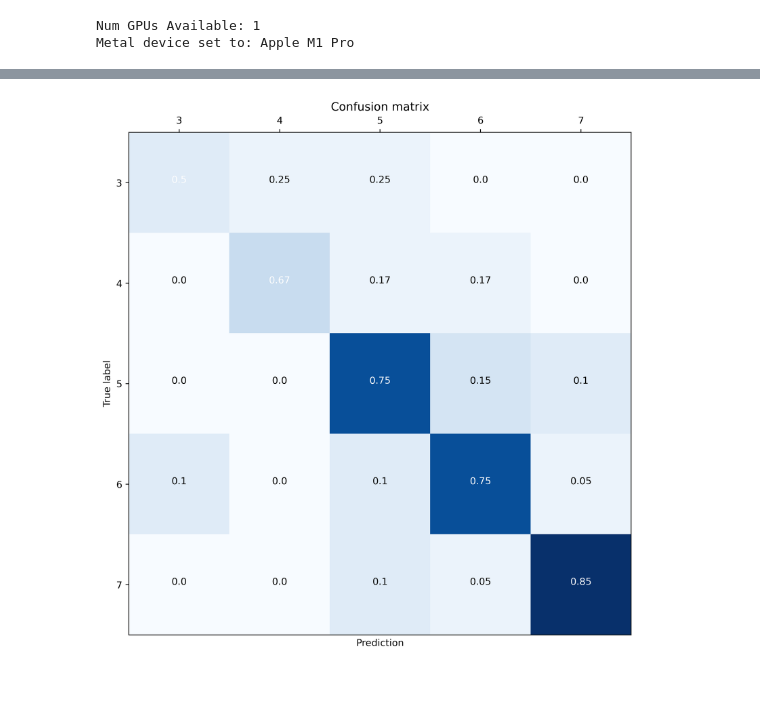
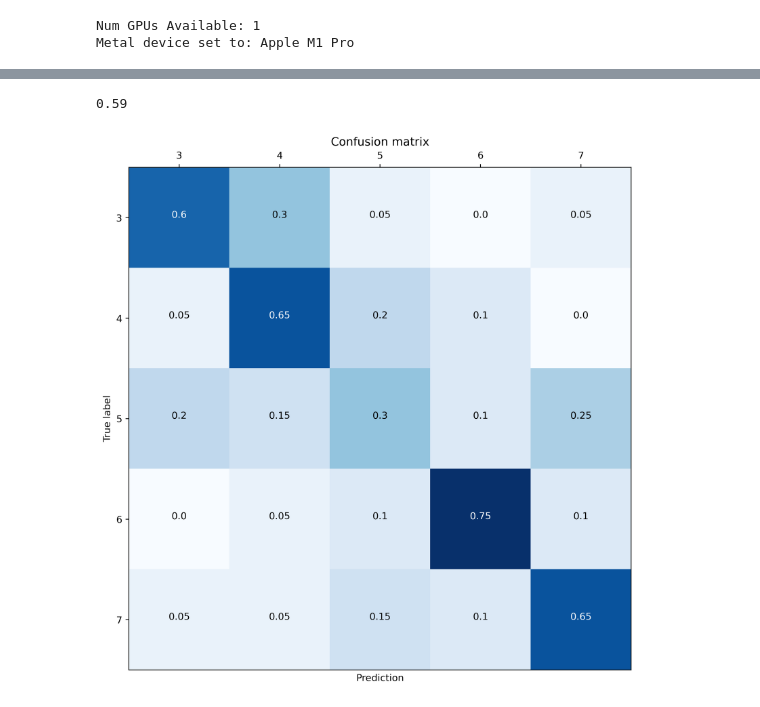
Before and after one commit to binxi0629/BS2layergroup, a Jupyter notebook: network/BS2LN.ipynb, the cells around one changed output, grey strips where cells are left out. Cells and saved outputs as stored; diff of their text form; code cells hidden in the pictures.

Commit message:
Added: hyperparameter tuning

```diff
--- a/network/BS2LN.ipynb
+++ b/network/BS2LN.ipynb
@@ -22,8 +26,8 @@ Init Plugin
 Init Graph Optimizer
 Init Kernel
 # %%
-# hyperparameters = {
-#         "learning_rate": 0.00005,
-#         "epochs": 100,
-#         "batch_size": 10,
-# }
+hyperparameters = {
+        "learning_rate": 0.000005,
+        "epochs": 600,
+        "batch_size": 32,
+}
@@ -257,4 +341,15 @@ cm = np.array(tf.math.confusion_matrix(labels=label, predictions=predict))
-# %%
-plot_confusion_matrix(cm, [3, 4, 5, 6, 7])
-# %% [output]
-[figure, removed]
+# %%
+# m = tf.keras.metrics.Accuracy()
+# m.update_state(label, predict)
+# m.result().numpy()
+
+
+from sklearn.metrics import accuracy_score
+mse = accuracy_score(y_true=label, y_pred=predict)
+mse
+# %% [output]
+0.59
+# %%
+confusion_matrix(labels=label, predictions=predict, class_names=[3, 4, 5, 6, 7])
+# %% [output]
+[figure, added]
```
Also changed, not shown: parts of 20 cells of this notebook, 12 other files.
